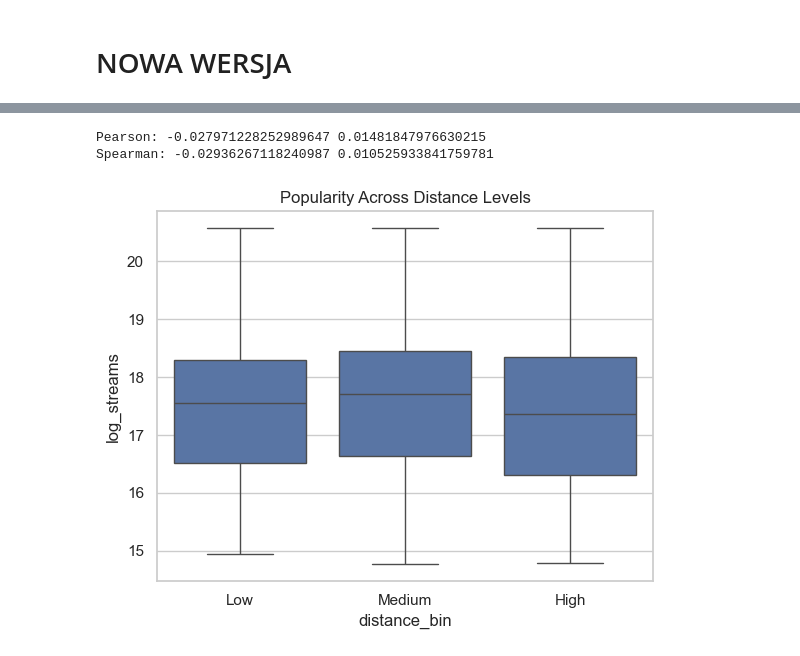
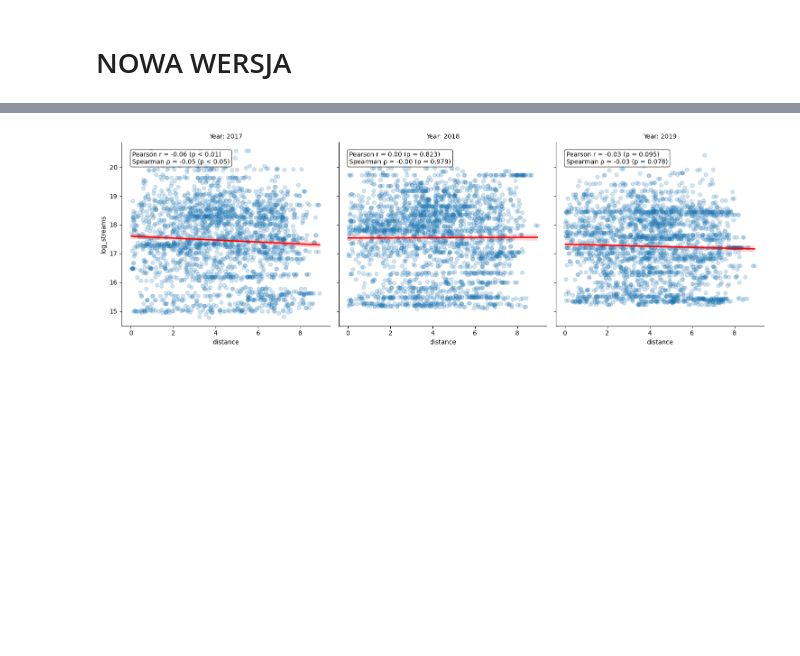
Before and after one commit to mvkolaj/Bachelor, a Jupyter notebook: exploratory_analysis/distances_visualizations.ipynb, the cells around one changed output, grey strips where cells are left out. Cells and saved outputs as stored; diff of their text form; code cells hidden in the pictures; blank space fills up the shorter version.

```diff
--- a/exploratory_analysis/distances_visualizations.ipynb
+++ b/exploratory_analysis/distances_visualizations.ipynb
@@ -637,19 +109,55 @@ Year: 2019
-# %%
-from scipy.stats import pearsonr, spearmanr
-
-pearson_corr, p1 = pearsonr(df["distance"], df["log_streams"])
-spearman_corr, p2 = spearmanr(df["distance"], df["log_streams"])
-
-print("Pearson:", pearson_corr, p1)
-print("Spearman:", spearman_corr, p2)
-# %% [output]
-Pearson: -0.027971228252989647 0.01481847976630215
-Spearman: -0.02936267118240987 0.010525933841759781
-# %%
-df["distance_bin"] = pd.qcut(df["distance"], q=3, labels=["Low", "Medium", "High"])
-
-sns.boxplot(x="distance_bin", y="log_streams", data=df)
-plt.title("Popularity Across Distance Levels")
-plt.show()
-# %% [output]
-[figure, removed]
+# %%
+# --- helper to format p-values nicely ---
+def format_p(p):
+    if p < 0.001:
+        return "p < 0.001"
+    elif p < 0.01:
+        return "p < 0.01"
+    elif p < 0.05:
+        return "p < 0.05"
+    else:
+        return f"p = {p:.3f}"
+
+# --- create lmplot ---
+g = sns.lmplot(
+    x="distance",
+    y="log_streams", #change to avg_streams if we dont want log lormalized distances
+    col="year",
+    data=df,
+    height=5,
+    aspect=1,
+    scatter_kws={"alpha": 0.2},
+    line_kws={"color": "red"}
+)
+
+g.set_titles("Year: {col_name}")
+
+# --- compute stats per year ---
+stats = {}
+years = sorted(df["year"].unique())
+
+for year in years:
+    subset = df[df["year"] == year]
+
+    pearson_corr, pearson_p = pearsonr(subset["distance"], subset["log_streams"])
+    spearman_corr, spearman_p = spearmanr(subset["distance"], subset["log_streams"])
+
+    stats[year] = (pearson_corr, pearson_p, spearman_corr, spearman_p)
+
+# --- annotate each subplot ---
+for ax, year in zip(g.axes.flat, years):
+    r, rp, rho, sp = stats[year]
+
+    ax.text(
+        0.05, 0.95,
+        f"Pearson r = {r:.2f} ({format_p(rp)})\n"
+        f"Spearman ρ = {rho:.2f} ({format_p(sp)})",
+        transform=ax.transAxes,
+        va="top",
+        fontsize=10,
+        bbox=dict(boxstyle="round", facecolor="white", alpha=0.7)
+    )
+
+plt.show()
+# %% [output]
+[figure, added]
```
Also changed, not shown: parts of 44 cells of this notebook, 2 other files.
